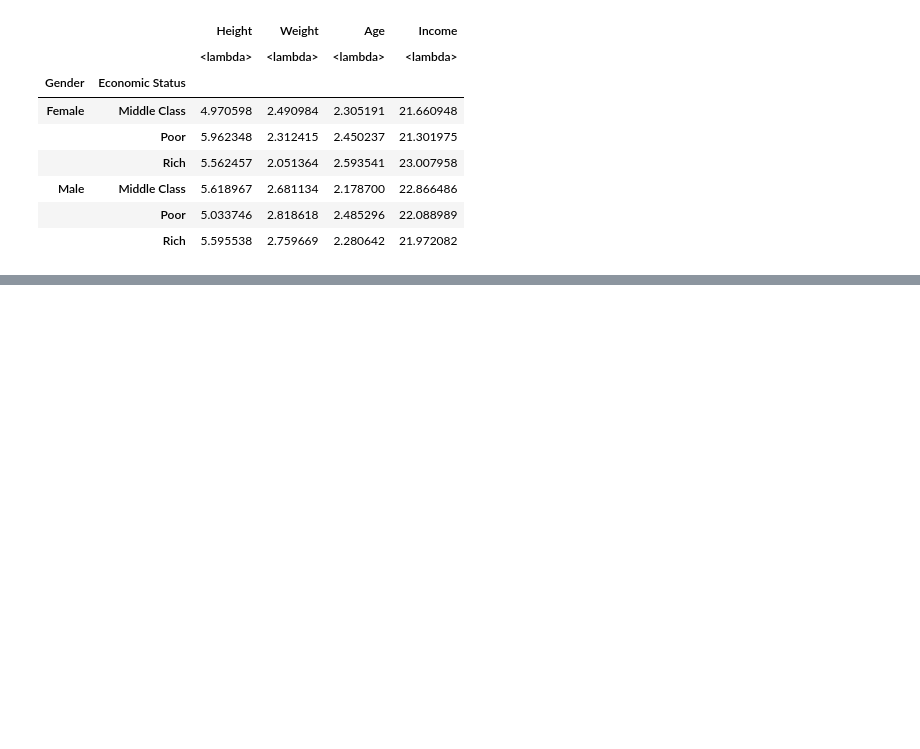
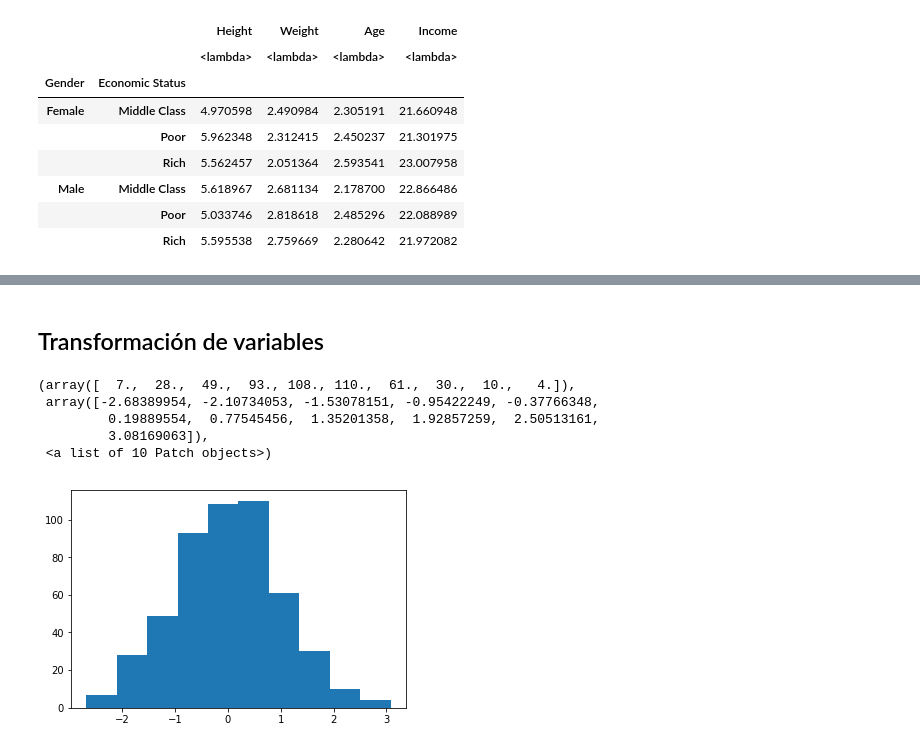
Before and after one commit to elugo00/machine-learning-python-course, a Jupyter notebook: notebooks/T2 - 3 - Data Cleaning - Agrupación de datos.ipynb, the cells around one changed output, grey strips where cells are left out. Drawn from its saved outputs; the diff is of its cells as text; code cells hidden in the pictures; blank space fills up the shorter version.

```diff
--- a/notebooks/T2 - 3 - Data Cleaning - Agrupación de datos.ipynb
+++ b/notebooks/T2 - 3 - Data Cleaning - Agrupación de datos.ipynb
@@ -285,0 +308,6 @@ double_group.aggregate([lambda x: np.mean(x) / np.std(x)])
+# %% [markdown]
+## Transformación de variables
+# %%
+zscore = lambda x: (x - x.mean()) / x.std()
+# %%
+z_group = double_group.transform(zscore)
@@ -285,0 +316,9 @@ double_group.aggregate([lambda x: np.mean(x) / np.std(x)])
+# %%
+plt.hist(z_group["Age"])
+# %% [output]
+(array([  7.,  28.,  49.,  93., 108., 110.,  61.,  30.,  10.,   4.]),
+ array([-2.68389954, -2.10734053, -1.53078151, -0.95422249, -0.37766348,
+         0.19889554,  0.77545456,  1.35201358,  1.92857259,  2.50513161,
+         3.08169063]),
+ <a list of 10 Patch objects>)
+[figure, added]
```
Also changed, not shown: parts of 39 cells of this notebook.
